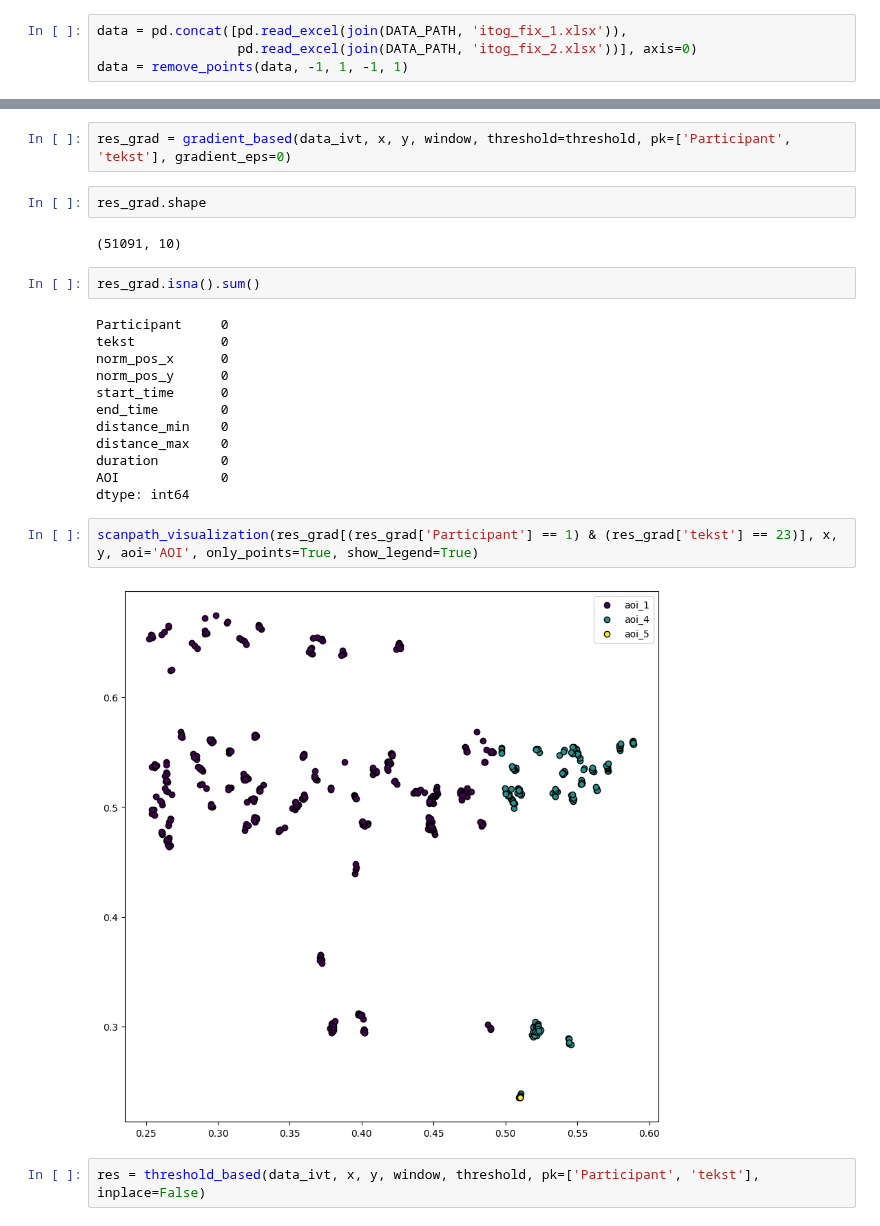
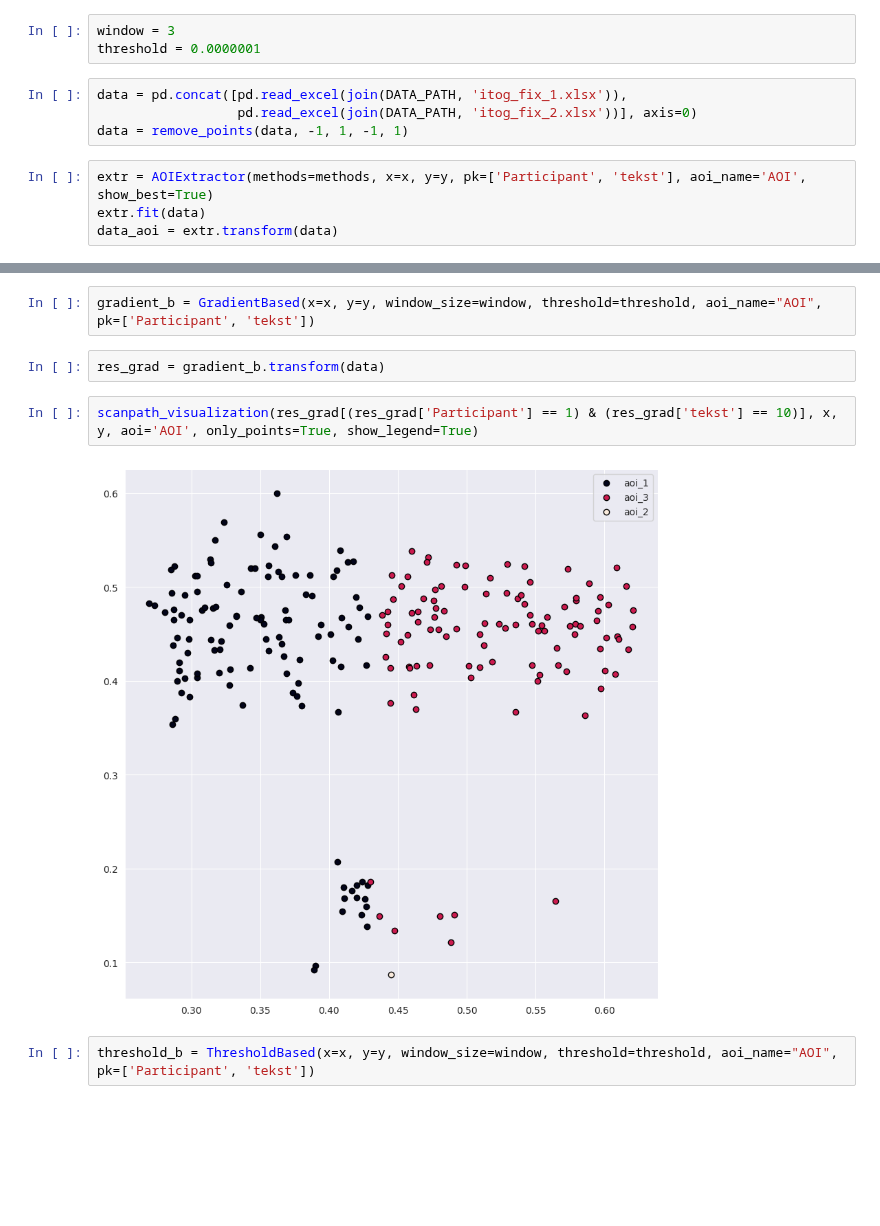
Before and after one commit to hse-scila/EyeFeatures, a Jupyter notebook: eyetracking/preprocessing/test.ipynb, the cells around one changed output, grey strips where cells are left out. Saved outputs shown, nothing was run; the diff lists cells and outputs as text; blank space fills up the shorter version.

Commit message:
Refactor aoi methods and add AOIExtractor class

```diff
--- a/eyetracking/preprocessing/test.ipynb
+++ b/eyetracking/preprocessing/test.ipynb
@@ -52,4 +75,11 @@ threshold = 1.5
+# %%
+window = 3
+threshold = 0.0000001
 # %%
 data = pd.concat([pd.read_excel(join(DATA_PATH, 'itog_fix_1.xlsx')),
                   pd.read_excel(join(DATA_PATH, 'itog_fix_2.xlsx'))], axis=0)
 data = remove_points(data, -1, 1, -1, 1)
+# %%
+extr = AOIExtractor(methods=methods, x=x, y=y, pk=['Participant', 'tekst'], aoi_name='AOI', show_best=True)
+extr.fit(data)
+data_aoi = extr.transform(data)
@@ -56,26 +103,10 @@ data = remove_points(data, -1, 1, -1, 1)
 # %%
-res_grad = gradient_based(data_ivt, x, y, window, threshold=threshold, pk=['Participant', 'tekst'], gradient_eps=0)
+gradient_b = GradientBased(x=x, y=y, window_size=window, threshold=threshold, aoi_name="AOI", pk=['Participant', 'tekst'])
-# %%
-res_grad.shape
-# %% [output]
-(51091, 10)
-# %%
-res_grad.isna().sum()
-# %% [output]
-Participant     0
-tekst           0
-norm_pos_x      0
-norm_pos_y      0
-start_time      0
-end_time        0
-distance_min    0
-distance_max    0
-duration        0
-AOI             0
-dtype: int64
+# %%
+res_grad = gradient_b.transform(data)
 # %%
-scanpath_visualization(res_grad[(res_grad['Participant'] == 1) & (res_grad['tekst'] == 23)], x, y, aoi='AOI', only_points=True, show_legend=True)
+scanpath_visualization(res_grad[(res_grad['Participant'] == 1) & (res_grad['tekst'] == 10)], x, y, aoi='AOI', only_points=True, show_legend=True)
 # %% [output]
-[figure, old version]
+[figure, new version]
 # %%
-res = threshold_based(data_ivt, x, y, window, threshold, pk=['Participant', 'tekst'], inplace=False)
+threshold_b = ThresholdBased(x=x, y=y, window_size=window, threshold=threshold, aoi_name="AOI", pk=['Participant', 'tekst'])
```
Also changed, not shown: parts of 12 cells of this notebook, 2 other files.
